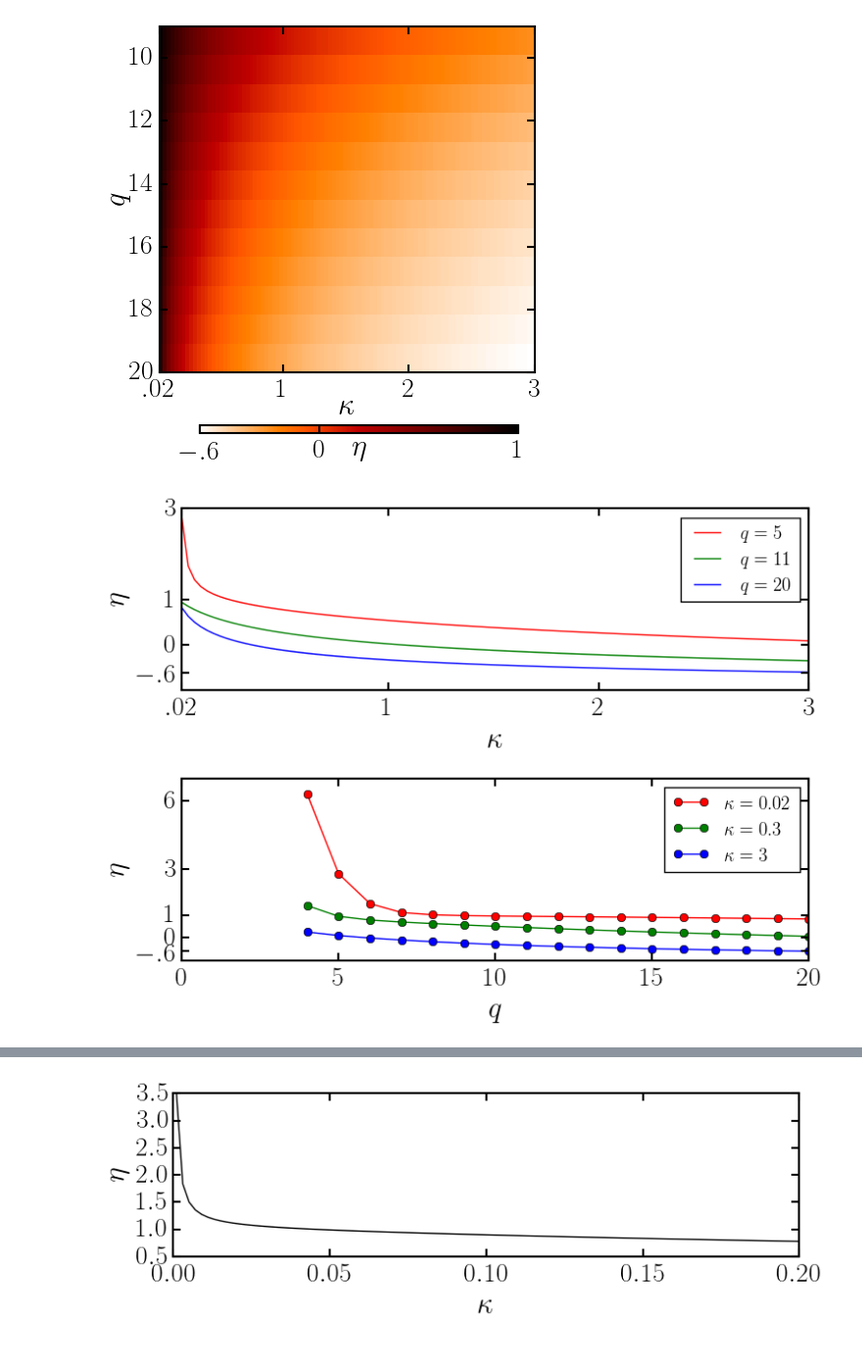
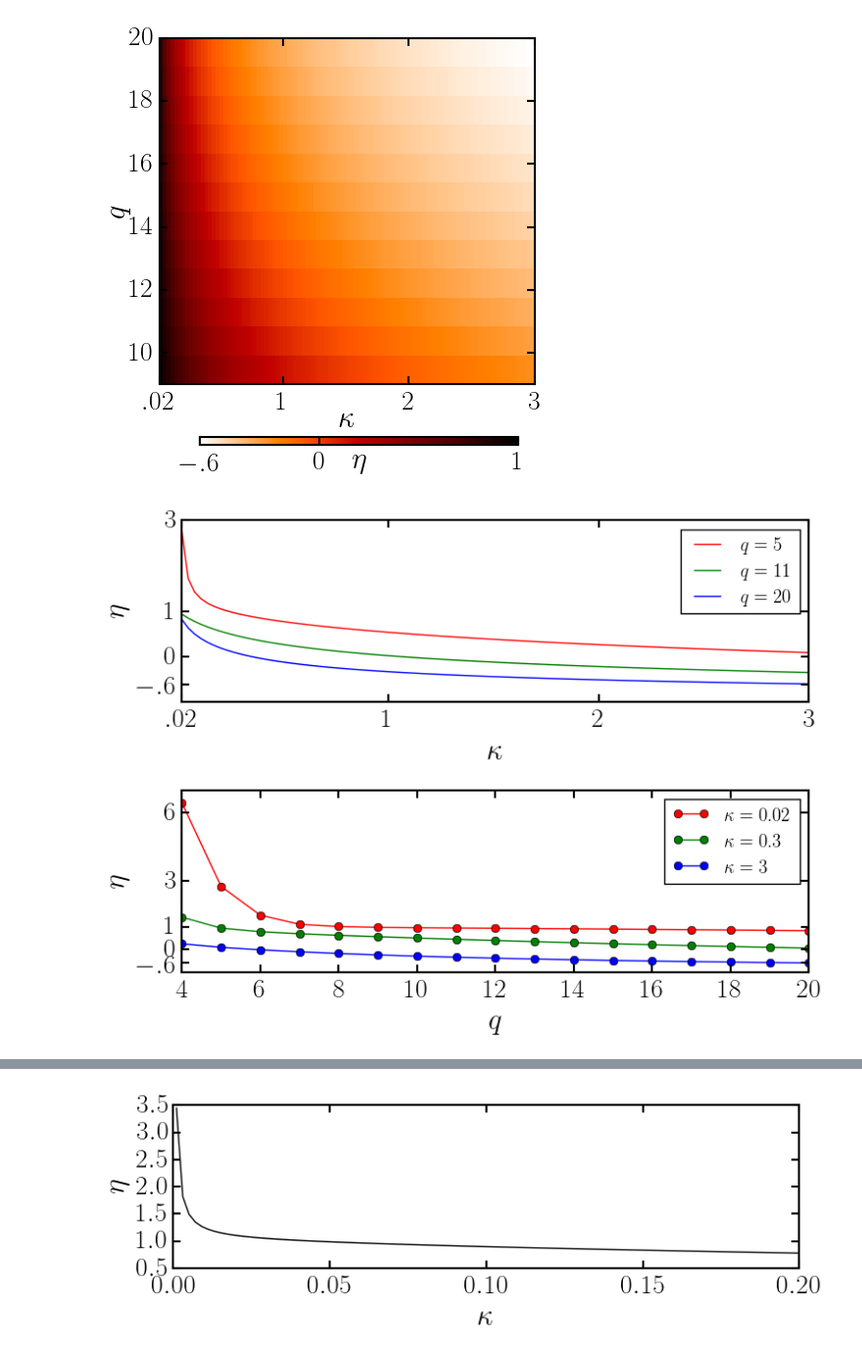
Before and after one commit to berceanu/topo-photon, a Jupyter notebook: anc/approximations.ipynb, the cells around one changed output, grey strips where cells are left out. Shown at 98% size. Saved outputs shown, nothing was run; the diff lists cells and outputs as text; code cells hidden in the pictures.

```diff
--- a/anc/approximations.ipynb
+++ b/anc/approximations.ipynb
@@ -32,24 +32,24 @@ elapsed time: 21.050875345 seconds (2830116848 bytes allocated, 14.06% gc time)
 # %%
 f, ax = plt.subplots(figsize=(5, 5))
-im = ax[:imshow](η2D, origin="upper", ColorMap("gist_heat_r"), interpolation="none",
-                 extent=[.02, 3., 20, 9],
+im = ax[:imshow](η2D, origin="lower", ColorMap("gist_heat_r"), interpolation="none",
+                 extent=[.02, 3., 9, 20],
                  vmin=-0.6, vmax=1,
                  aspect=.25)
 
 ax[:set_ylabel](L"$q$",labelpad=-1)
 ax[:set_xlabel](L"$\kappa$", labelpad=-6)
 ax[:xaxis][:set_ticks]([.02,1,2,3])
 ax[:xaxis][:set_ticklabels]([L"$.02$", L"$1$", L"$2$", L"$3$"])
 
 cbaxes = f[:add_axes]([0.25, 0.04, 0.65, 0.015])
 cbar = f[:colorbar](im, cax=cbaxes, orientation="horizontal")
 cbar[:set_ticks]([-0.6, 0, 1])
 cbar[:set_ticklabels]([L"$-.6$", L"$0$" ,L"$1$"])
 cbar[:set_label](L"$\eta$", rotation=0, labelpad=-20, y=0.5)
 cbar[:solids][:set_edgecolor]("face")
 f[:savefig]("pan2D.pdf", transparent=true, pad_inches=0.0, bbox_inches="tight")
 plt.close(f)
 # %% [output]
-[figure, old version]
+[figure, new version]
 # %%
 κs = linspace(.02,3., 100);
@@ -89,7 +89,7 @@ for (i,ax) in enumerate(axes)
         ax[:set_yticks]([-0.6, 0, 1, 3, 6])
         ax[:set_yticklabels]([L"$-.6$", L"$0$" ,L"$1$", L"$3$", L"$6$"])
 
-        ax[:set_xlim](0, qs[end])
+        ax[:set_xlim](qs[1], qs[end])
 
         ax[:set_xlabel](L"$q$")
         ax[:set_ylabel](L"$\eta$")
@@ -98,7 +98,7 @@ end
 f[:savefig]("pan.pdf", transparent=true, pad_inches=0.0, bbox_inches="tight")
 plt.close(f)
 # %% [output]
-[figure, old version]
+[figure, new version]
 # %%
 #numerical problems start here
 #HH.ηzpe(6, 1e-4)
```
Also changed, not shown: parts of 6 cells of this notebook, 10 other files.
